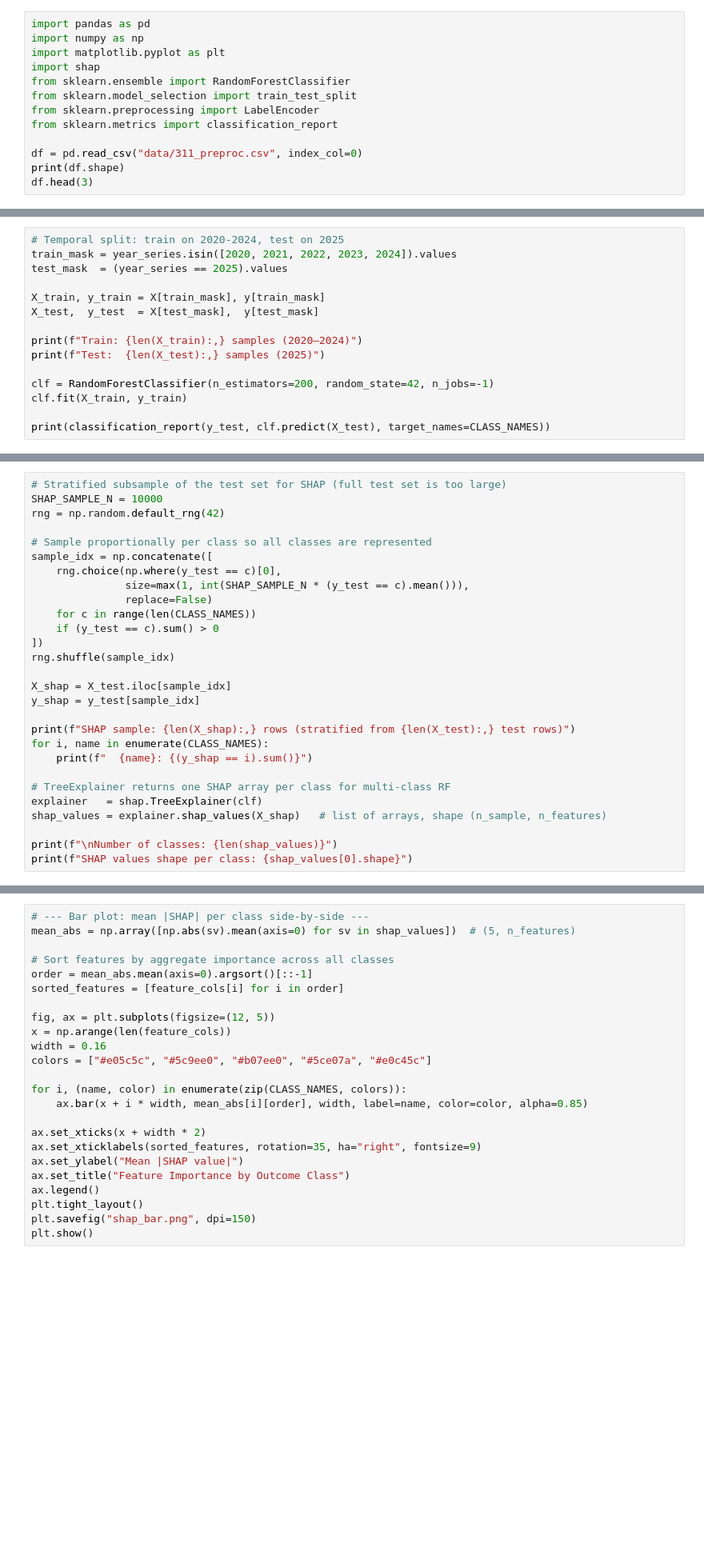
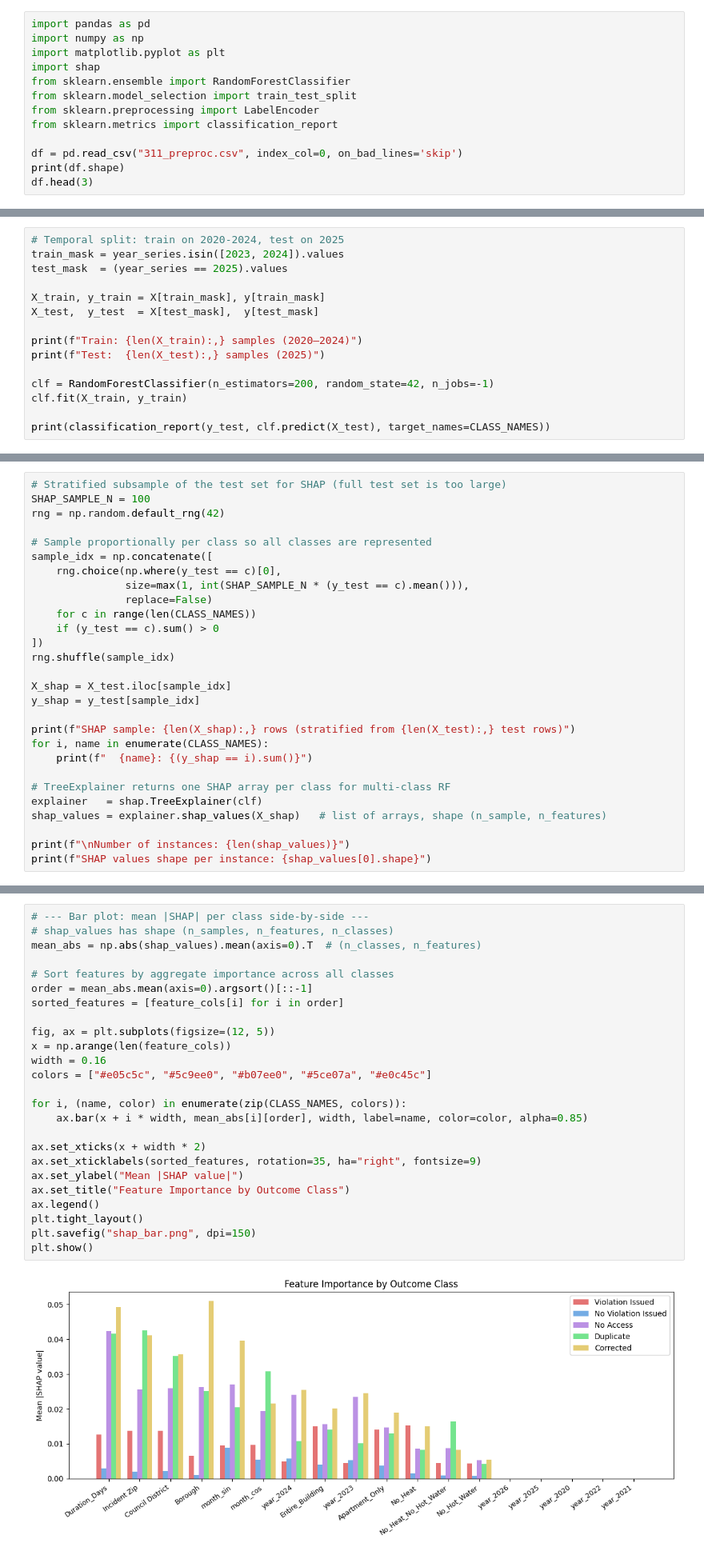
Before and after one commit to zpsheldon/rl-for-housing, a Jupyter notebook: shap_analysis.ipynb, the cells around one changed output, grey strips where cells are left out. Shown at 80% size. Saved outputs shown, nothing was run; the diff lists cells and outputs as text; blank space fills up the shorter version.

Commit message:
Run shap with fewer samples

```diff
--- a/shap_analysis.ipynb
+++ b/shap_analysis.ipynb
@@ -10,7 +10,7 @@ from sklearn.model_selection import train_test_split
 from sklearn.preprocessing import LabelEncoder
 from sklearn.metrics import classification_report
 
-df = pd.read_csv("data/311_preproc.csv", index_col=0)
+df = pd.read_csv("311_preproc.csv", index_col=0, on_bad_lines='skip')
 print(df.shape)
 df.head(3)
 # %% [output]
@@ -123,7 +123,7 @@ plt.show()
 ## Train Random Forest Classifier
 # %%
 # Temporal split: train on 2020-2024, test on 2025
-train_mask = year_series.isin([2020, 2021, 2022, 2023, 2024]).values
+train_mask = year_series.isin([2023, 2024]).values
 test_mask  = (year_series == 2025).values
 
 X_train, y_train = X[train_mask], y[train_mask]
@@ -184,7 +184,7 @@ Majority-class baseline (always predict 'Corrected'):
 ## SHAP Analysis
 # %%
 # Stratified subsample of the test set for SHAP (full test set is too large)
-SHAP_SAMPLE_N = 10000
+SHAP_SAMPLE_N = 100
 rng = np.random.default_rng(42)
 
 # Sample proportionally per class so all classes are represented
@@ -208,6 +208,6 @@ for i, name in enumerate(CLASS_NAMES):
 explainer   = shap.TreeExplainer(clf)
 shap_values = explainer.shap_values(X_shap)   # list of arrays, shape (n_sample, n_features)
 
-print(f"\nNumber of classes: {len(shap_values)}")
-print(f"SHAP values shape per class: {shap_values[0].shape}")
+print(f"\nNumber of instances: {len(shap_values)}")
+print(f"SHAP values shape per instance: {shap_values[0].shape}")
 # %% [output]
@@ -220,27 +223,30 @@ SHAP sample: 9,998 rows (stratified from 247,328 test rows)
 # %%
 # --- Bar plot: mean |SHAP| per class side-by-side ---
-mean_abs = np.array([np.abs(sv).mean(axis=0) for sv in shap_values])  # (5, n_features)
+# shap_values has shape (n_samples, n_features, n_classes)
+mean_abs = np.abs(shap_values).mean(axis=0).T  # (n_classes, n_features)
 
 # Sort features by aggregate importance across all classes
 order = mean_abs.mean(axis=0).argsort()[::-1]
 sorted_features = [feature_cols[i] for i in order]
 
 fig, ax = plt.subplots(figsize=(12, 5))
 x = np.arange(len(feature_cols))
 width = 0.16
 colors = ["#e05c5c", "#5c9ee0", "#b07ee0", "#5ce07a", "#e0c45c"]
 
 for i, (name, color) in enumerate(zip(CLASS_NAMES, colors)):
     ax.bar(x + i * width, mean_abs[i][order], width, label=name, color=color, alpha=0.85)
 
 ax.set_xticks(x + width * 2)
 ax.set_xticklabels(sorted_features, rotation=35, ha="right", fontsize=9)
 ax.set_ylabel("Mean |SHAP value|")
 ax.set_title("Feature Importance by Outcome Class")
 ax.legend()
 plt.tight_layout()
 plt.savefig("shap_bar.png", dpi=150)
 plt.show()
+# %% [output]
+[figure, added]
 # %%
 # --- Beeswarm summary plot per class (2x3 grid, last cell hidden) ---
 fig, axes = plt.subplots(2, 3, figsize=(18, 10))
```
Also changed, not shown: parts of 5 cells of this notebook.
